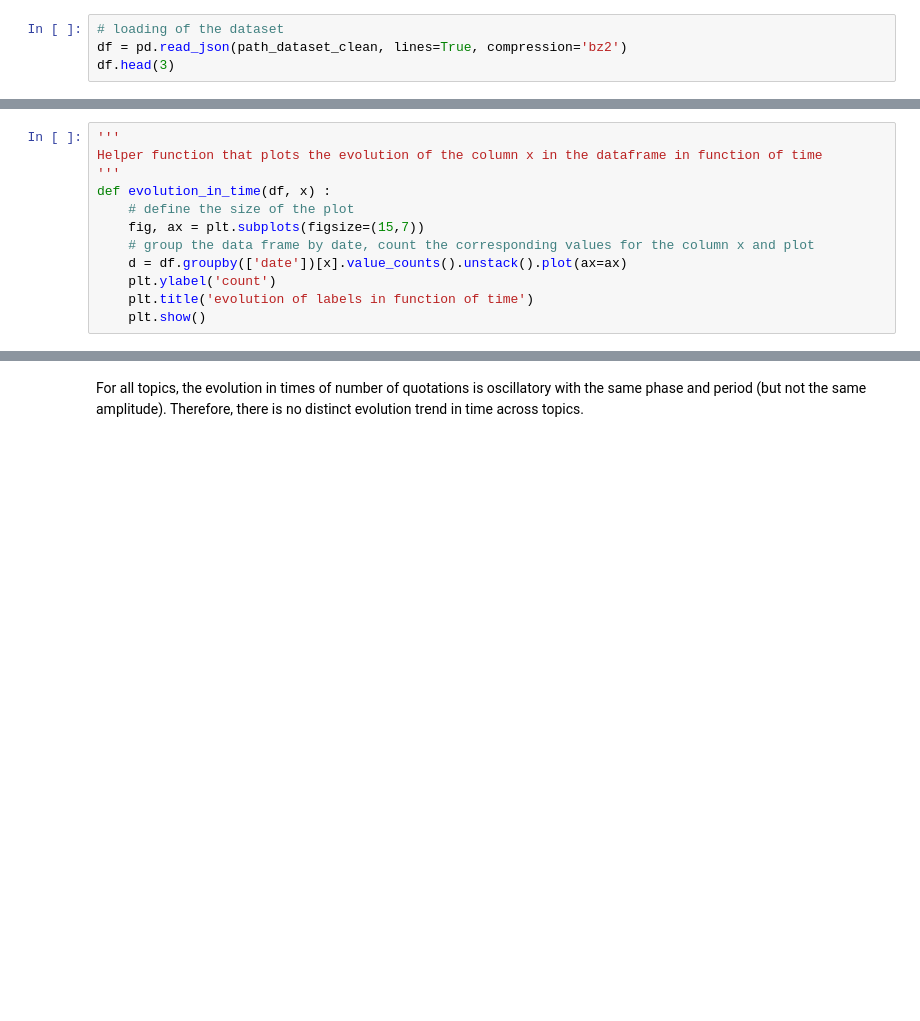
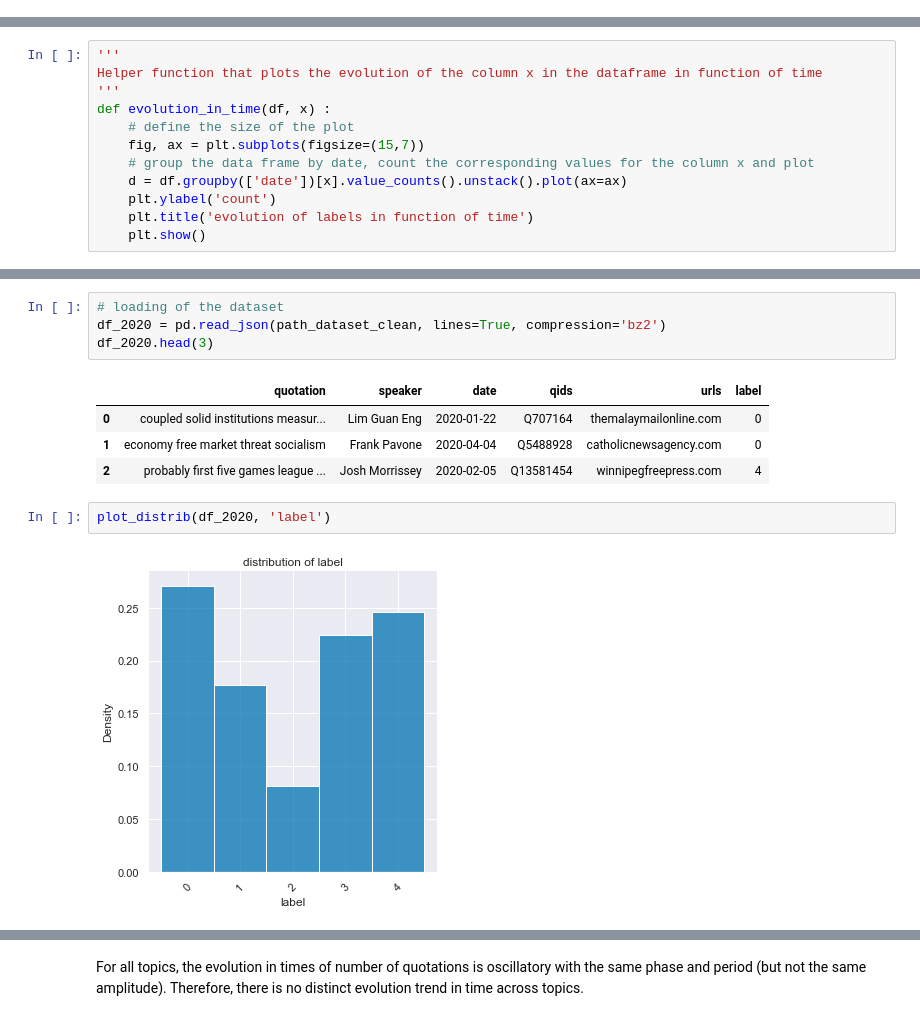
Before and after one commit to epfl-ada/ada-2021-project-adamandeve, a Jupyter notebook: Milestone3.ipynb, the cells around one changed output, grey strips where cells are left out. Drawn from its saved outputs; the diff is of its cells as text; blank space fills up the shorter version.

```diff
--- a/Milestone3.ipynb
+++ b/Milestone3.ipynb
@@ -1135,7 +1105,3 @@ KeyboardInterrupt:
-# %%
-# loading of the dataset
-df = pd.read_json(path_dataset_clean, lines=True, compression='bz2')
-df.head(3)
 # %% [markdown]
 ### Proportion of topics <a class="anchor" id="section_4_2"></a>
 # %%
@@ -1180,0 +1205,13 @@ def evolution_in_time(df, x) :
+# %%
+# loading of the dataset
+df_2020 = pd.read_json(path_dataset_clean, lines=True, compression='bz2')
+df_2020.head(3)
+# %% [output]
+|  | quotation | speaker | date | qids | urls | label |
+| 0 | coupled solid institutions measur... | Lim Guan Eng | 2020-01-22 | Q707164 | themalaymailonline.com | 0 |
+| 1 | economy free market threat socialism | Frank Pavone | 2020-04-04 | Q5488928 | catholicnewsagency.com | 0 |
+| 2 | probably first five games league ... | Josh Morrissey | 2020-02-05 | Q13581454 | winnipegfreepress.com | 4 |
+# %%
+plot_distrib(df_2020, 'label')
+# %% [output]
+[figure, added]
```
Also changed, not shown: parts of 105 cells of this notebook.
